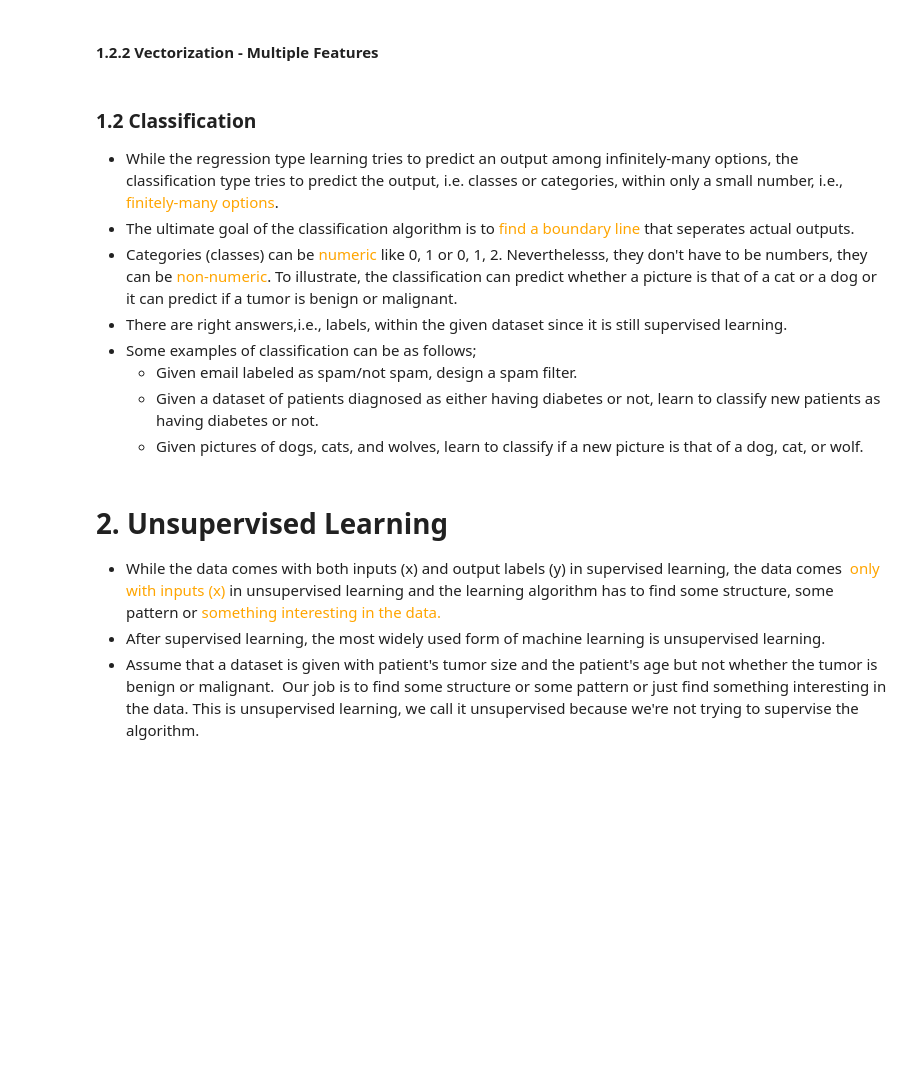
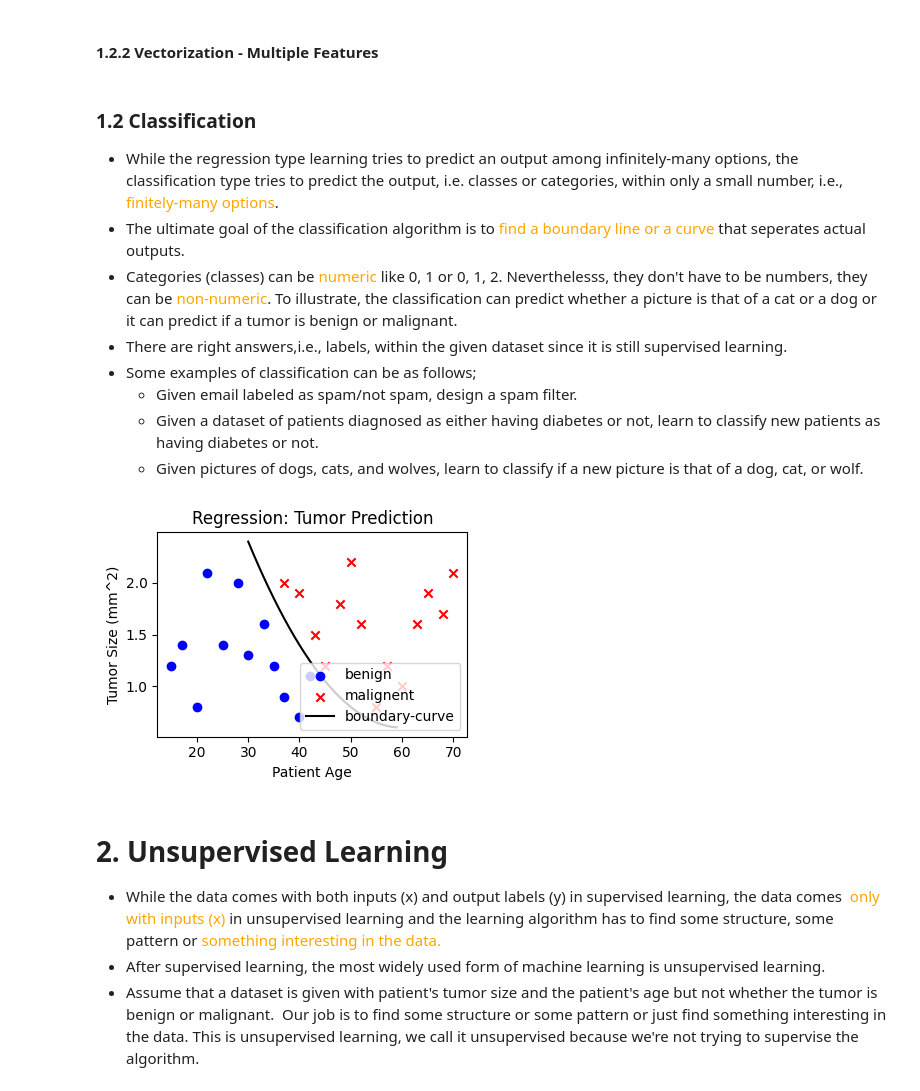
Before and after one commit to rctn-dev/machine-learning-from-scratch, a Jupyter notebook: ml_notebook.ipynb, the cells around one changed output. Drawn from its saved outputs; the diff is of its cells as text; code cells hidden in the pictures; blank space fills up the shorter version.

```diff
--- a/ml_notebook.ipynb
+++ b/ml_notebook.ipynb
@@ -54,13 +54,42 @@ plt.show()
 # %% [markdown]
 ### 1.2 Classification
 * While the regression type learning tries to predict an output among infinitely-many options, the classification type tries to predict the output, i.e. classes or categories, within only a small number, i.e., <span style="color:orange">finitely-many options</span>.
-* The ultimate goal of the classification algorithm is to <span style="color:orange">find a boundary line</span> that seperates actual outputs.
+* The ultimate goal of the classification algorithm is to <span style="color:orange">find a boundary line or a curve</span> that seperates actual outputs.
 * Categories (classes) can be <span style="color:orange">numeric</span> like 0, 1 or 0, 1, 2. Neverthelesss, they don't have to be numbers, they can be <span style="color:orange">non-numeric</span>. To illustrate, the classification can predict whether a picture is that of a cat or a dog or it can predict if a tumor is benign or malignant.
 * There are right answers,i.e., labels, within the given dataset since it is still supervised learning.
 * Some examples of classification can be as follows;
     * Given email labeled as spam/not spam, design a spam filter.
     * Given a dataset of patients diagnosed as either having diabetes or not, learn to classify new patients as having diabetes or not.
     * Given pictures of dogs, cats, and wolves, learn to classify if a new picture is that of a dog, cat, or wolf.
+# %%
+import numpy as np
+from  matplotlib import pyplot as plt
+
+# dummy training dataset for house price prediction.
+tumor_size_benign=np.array([1.2,1.4,0.8,2.1,1.4,2.0,1.3,1.6,1.2,0.9,0.7,1.1])
+age_benign=np.array([15,17,20,22,25,28,30,33,35,37,40,42])
+tumor_size_malign=np.array([2.0,1.9,1.5,1.2,1.8,2.2,1.6,0.8,1.2,1.0,1.6,1.9,1.7,2.1])
+age_malign=np.array([37,40,43,45,48,50,52,55,57,60,63,65,68,70])
+boundary_x=np.arange(30,60,1)
+boundary_y=0.002*(boundary_x-60)**2+0.6
+
+
+plt.figure(figsize=(4,3), tight_layout=True, alpha=0.5)
+# ax = plt.axes()
+# ax.set_facecolor("whitesmoke")
+
+
+plt.title('Regression: Tumor Prediction')
+plt.xlabel('Patient Age')
+plt.ylabel('Tumor Size (mm^2)')
+plt.scatter(age_benign,tumor_size_benign,marker="o", color="blue")
+plt.scatter(age_malign,tumor_size_malign,marker="x",color="red")
+plt.plot(boundary_x,boundary_y,color="black")
+plt.legend(["benign", "malignent","boundary-curve"], loc ="lower right")
+
+plt.show()
+# %% [output]
+[figure, added]
 # %% [markdown]
 # 2. Unsupervised Learning
 * While the data comes with both inputs (x) and output labels (y) in supervised learning, the data comes <span style="color:orange"> only with inputs (x)</span> in unsupervised learning  and the learning algorithm has to find some structure, some pattern or <span style="color:orange">something interesting in the data.</span>
```
Also changed, not shown: parts of 1 cell of this notebook.
